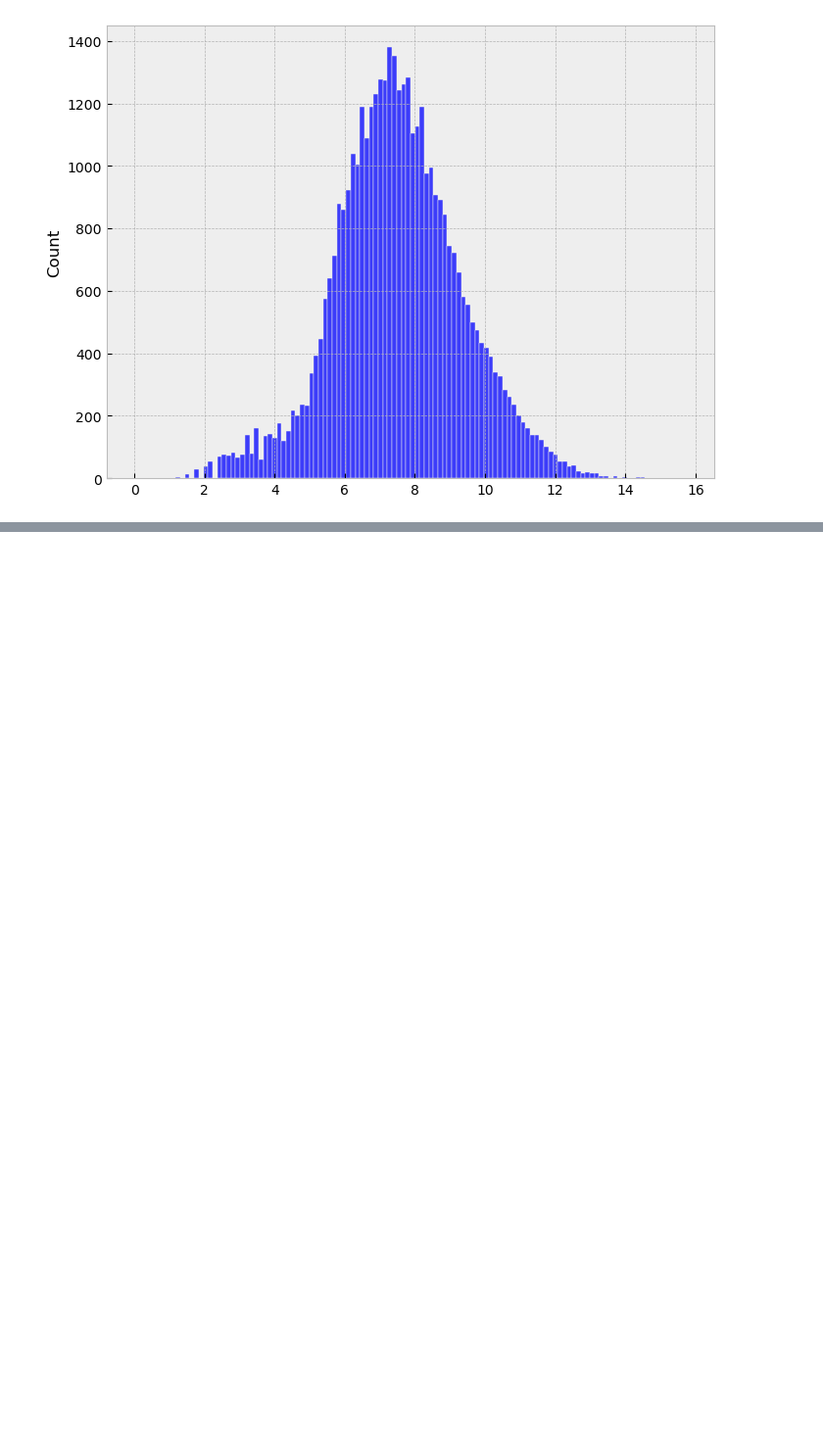
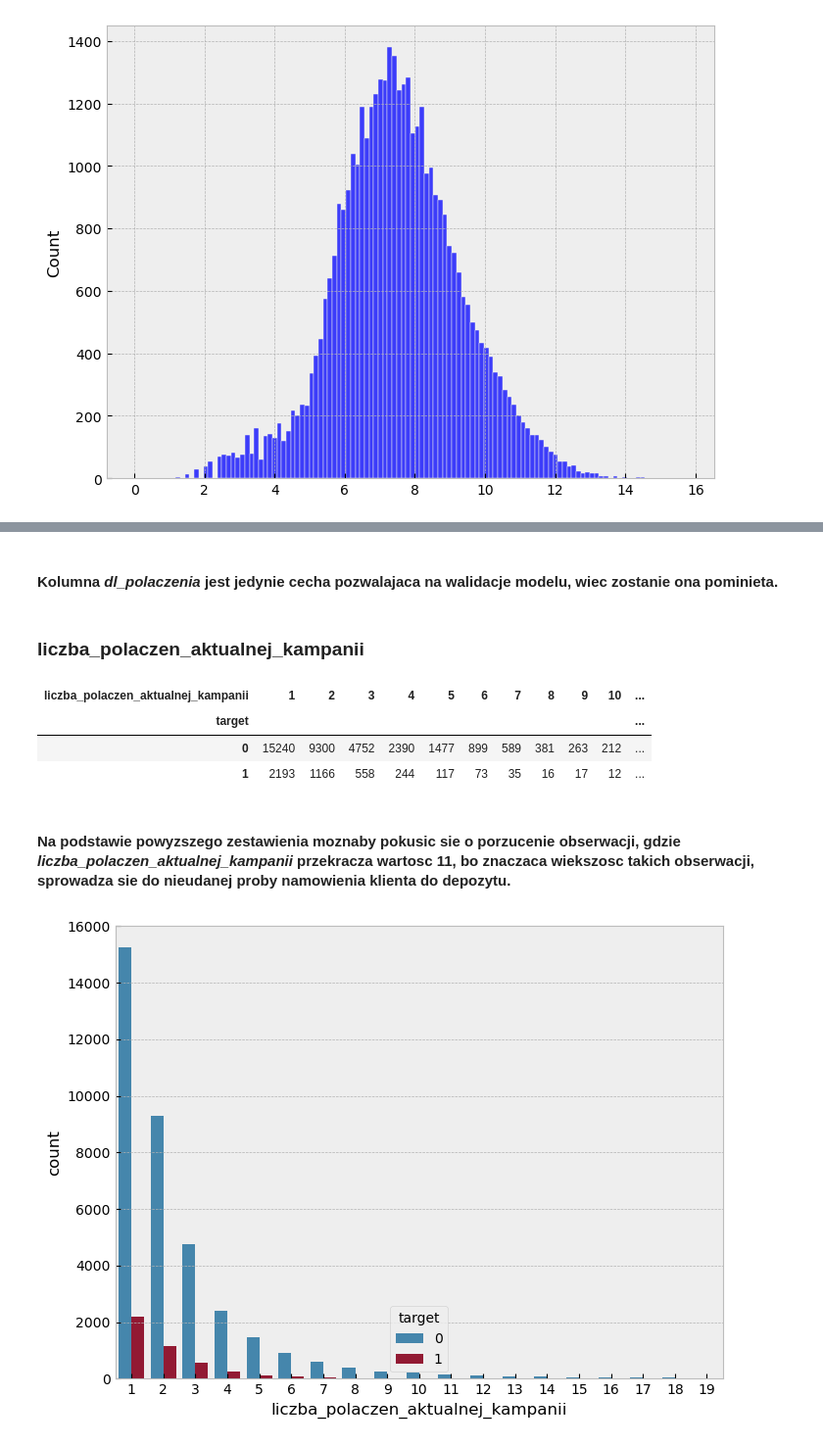
Before and after one commit to KubaKrzych/Bank-Marketing-Campaign-Analysis, a Jupyter notebook: notebooks/2_data_cleaning.ipynb, the cells around one changed output, grey strips where cells are left out. Shown at 98% size. Cells and saved outputs as stored; diff of their text form; code cells hidden in the pictures; blank space fills up the shorter version.

```diff
--- a/notebooks/2_data_cleaning.ipynb
+++ b/notebooks/2_data_cleaning.ipynb
@@ -91,0 +120,23 @@ sns.histplot(data=subset)
+# %% [markdown]
+#### Kolumna _dl\_polaczenia_ jest jedynie cecha pozwalajaca na walidacje modelu, wiec zostanie ona pominieta.
+# %% [markdown]
+### liczba_polaczen_aktualnej_kampanii
+# %%
+pd.crosstab(index=df.liczba_polaczen_aktualnej_kampanii, columns=df.target).T
+# %% [output]
+| liczba_polaczen_aktualnej_kampanii | 1 | 2 | 3 | 4 | 5 | 6 | 7 | 8 | 9 | 10 | ... |
+| target |  |  |  |  |  |  |  |  |  |  | ... |
+| 0 | 15240 | 9300 | 4752 | 2390 | 1477 | 899 | 589 | 381 | 263 | 212 | ... |
+| 1 | 2193 | 1166 | 558 | 244 | 117 | 73 | 35 | 16 | 17 | 12 | ... |
+# %% [markdown]
+#### Na podstawie powyzszego zestawienia moznaby pokusic sie o porzucenie obserwacji, gdzie _liczba\_polaczen\_aktualnej\_kampanii_ przekracza wartosc 11, bo znaczaca wiekszosc takich obserwacji, sprowadza sie do nieudanej proby namowienia klienta do depozytu.
+# %%
+df = df[df.liczba_polaczen_aktualnej_kampanii <= 18]
+# %%
+sns.countplot(
+    data=df[df.liczba_polaczen_aktualnej_kampanii < 20],
+    x="liczba_polaczen_aktualnej_kampanii",
+    hue="target",
+);
+# %% [output]
+[figure, added]
```
Also changed, not shown: parts of 51 cells of this notebook, 1 other file.
